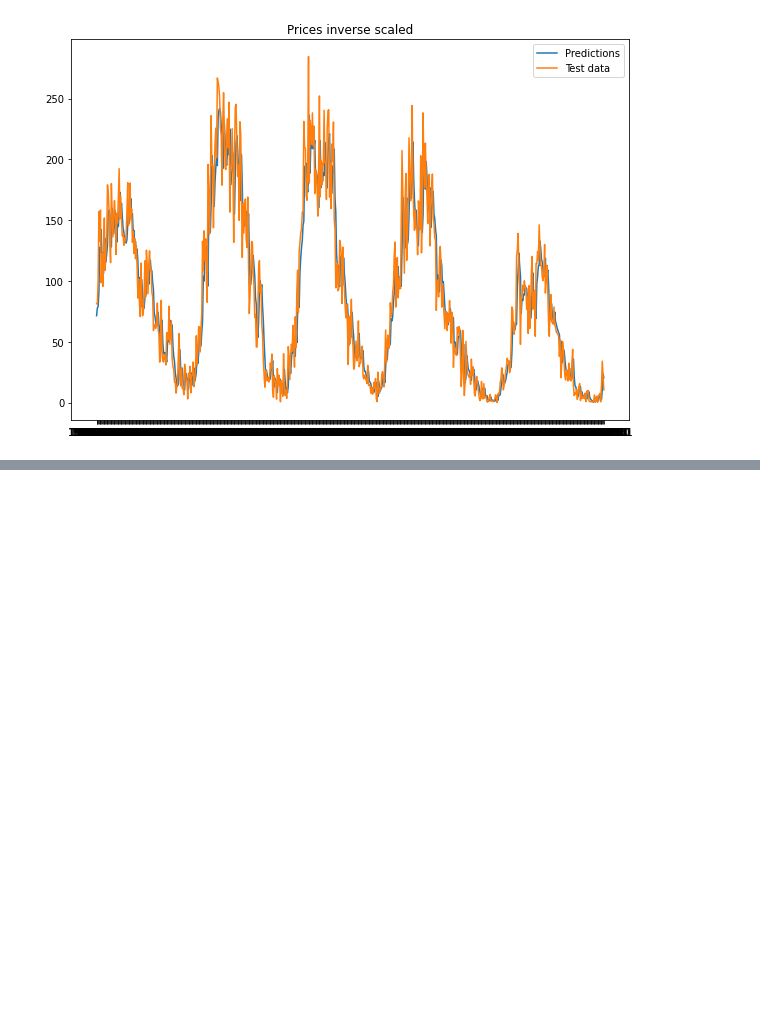
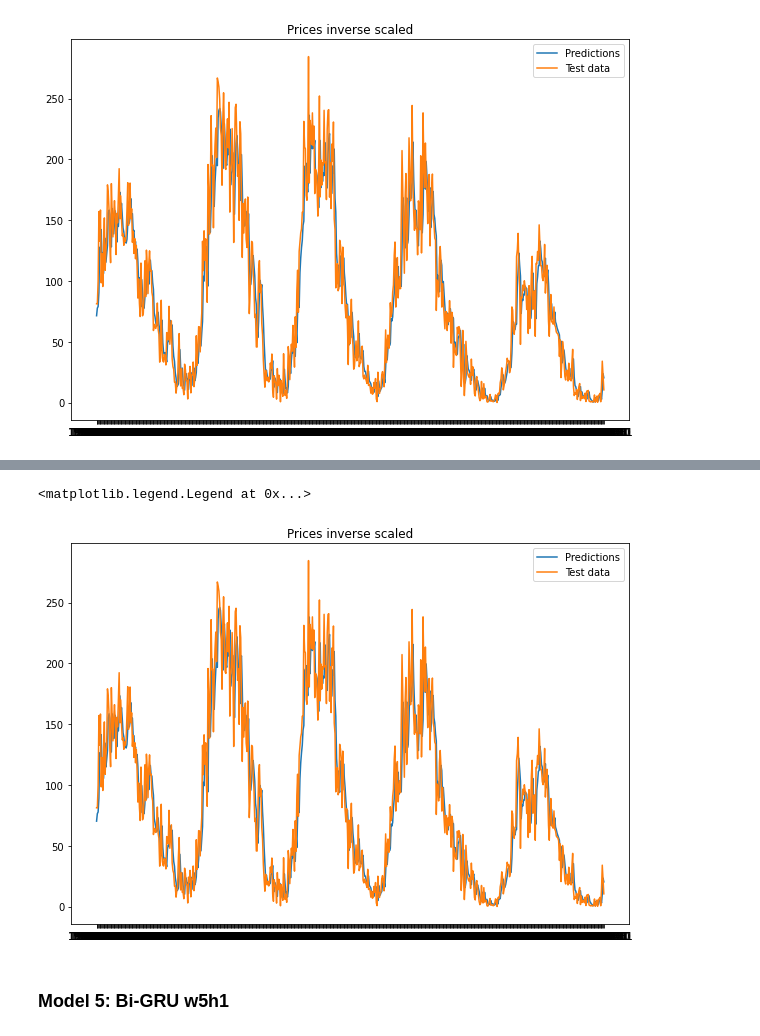
Before and after one commit to schauppi/Udemy_TensorFlow_Developer, a Jupyter notebook: Exam_preparation/Time_series_forecasting_sunspots.ipynb, the cells around one changed output, grey strips where cells are left out. Drawn from its saved outputs; the diff is of its cells as text; code cells hidden in the pictures; blank space fills up the shorter version.

```diff
--- a/Exam_preparation/Time_series_forecasting_sunspots.ipynb
+++ b/Exam_preparation/Time_series_forecasting_sunspots.ipynb
@@ -367,0 +434,14 @@ plt.legend()
+# %%
+model_4_preds = model_4_preds.numpy()
+model_4_preds = model_4_preds.reshape(-1, 1)
+model_4_preds_rescaled = scaler.inverse_transform(model_4_preds)
+plt.figure(figsize=(10,7))
+plt.plot(timesteps[int(len(timesteps)) - int(len(test_labels_5)):].tolist(), model_4_preds_rescaled.tolist(),label="Predictions")
+plt.plot(timesteps[int(len(timesteps)) - int(len(test_labels_5)):].tolist(), sunspots[int(len(timesteps)) - int(len(test_labels_5)):].tolist(), label="Test data")
+plt.title("Prices inverse scaled")
+plt.legend()
+# %% [output]
+<matplotlib.legend.Legend at 0x...>
+[figure, added]
+# %% [markdown]
+### Model 5: Bi-GRU w5h1
```
Also changed, not shown: parts of 20 cells of this notebook.
